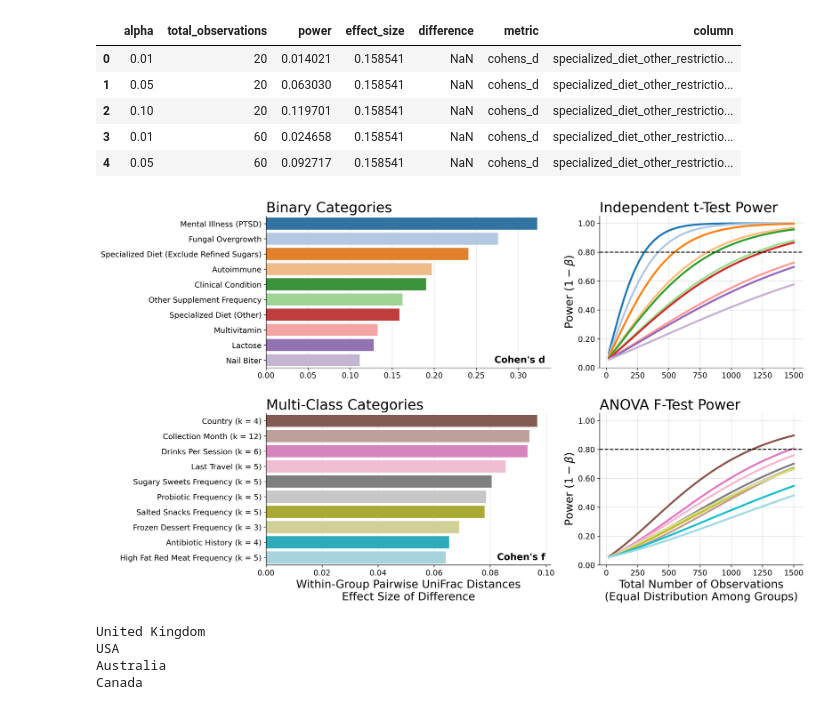
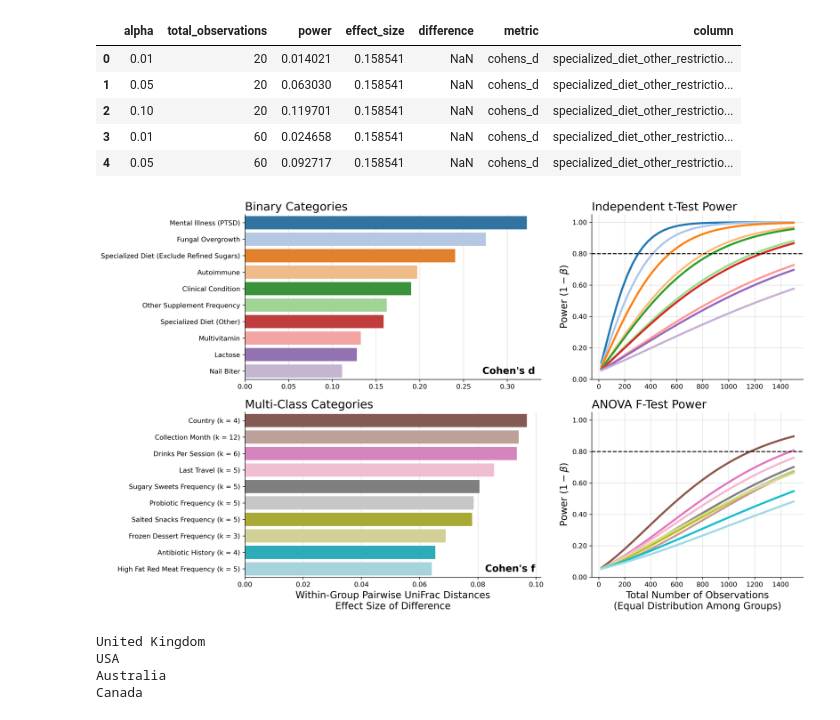
Before and after one commit to knightlab-analyses/evident-analyses, a Jupyter notebook: notebooks/plot.ipynb, the cells around one changed output. Cells and saved outputs as stored; diff of their text form; code cells hidden in the pictures.

```diff
--- a/notebooks/plot.ipynb
+++ b/notebooks/plot.ipynb
@@ -330,0 +264,15 @@ plt.show()
+# %%
+fig, ax = plt.subplots(figsize=(1.5, 4.8))
+
+sns.boxplot(
+    y=comp_df_agp_new["es_diff"],
+    color="cyan",
+    width=0.5,
+    ax=ax
+)
+ax.set_ylabel("$\Delta$ Cohen's d")
+ax.tick_params("x", width=0)
+ax.axhline(0, ls="--", color="black")
+
+plt.savefig("../figures/redbiom_vs_published_boxplot.pdf")
+plt.show()
@@ -359,7 +309,7 @@ pa_df.head()
 | 4 | 0.05 | 60 | 0.092717 | 0.158541 | NaN | cohens_d | specialized_diet_other_restrictio... |
 # %%
 fig = plt.figure(figsize=(15, 10))
-gs = GridSpec(nrows=2, ncols=2, width_ratios=[1.4, 1], hspace=0.3)
+gs = GridSpec(nrows=2, ncols=2, width_ratios=[1.4, 1], hspace=0.2)
 bar_ax_d, pwr_ax_d = fig.add_subplot(gs[0, 0]), fig.add_subplot(gs[0, 1])
 bar_ax_f, pwr_ax_f = fig.add_subplot(gs[1, 0]), fig.add_subplot(gs[1, 1])
 
@@ -413,45 +363,46 @@ for ax in [bar_ax_d, bar_ax_f]:
         new_labels.append(text)
     ax.set_yticklabels(new_labels)
     ax.set_ylabel("")
 
 ## Power
 line_args = {"y": "power", "x": "total_observations", "palette": cmap, "hue": "column",
              "lw": 3, "legend": False}
 text_args = {"x": 0.98, "y": 0.02, "ha": "right", "va": "bottom", "weight": "bold",
              "fontsize": "x-large"}
 
 sns.lineplot(**line_args, data=_pa_df_d, ax=pwr_ax_d, hue_order=order_d)
 pwr_ax_d.set_xlabel("")
 
 sns.lineplot(**line_args, data=_pa_df_f, ax=pwr_ax_f, hue_order=order_f)
-pwr_ax_f.set_xlabel("Total Number of Observations\n(Equal Distribution Among Groups)", fontsize="large")
+pwr_ax_f.set_xlabel("Total Number of Observations\n(Equal Distribution Among Groups)")
 
 for ax in [pwr_ax_d, pwr_ax_f]:
-    ax.set_ylabel(r"Power $(1 - \beta)$", fontsize="xx-large")
-    ax.grid(axis="both", lw=0.3)
+    ax.set_ylabel(r"Power $(1 - \beta)$")
+    ax.grid(axis="both")
     ax.set_axisbelow(True)
     ax.set_yticks([0, 0.2, 0.4, 0.6, 0.8, 1.0])
     ax.yaxis.set_major_formatter(FormatStrFormatter("%.2f"))
     ax.axhline(0.8, color="black", ls="--")
     ax.set_ylim([0, 1.05])
 
+for ax in [bar_ax_d, bar_ax_f]:
+    ax.grid(axis="x")
+
 for ax in [bar_ax_d, bar_ax_f, pwr_ax_d, pwr_ax_f]:
-    ax.grid(axis="x", lw=0.3)
     ax.set_axisbelow(True)
-    ax.tick_params("both", labelsize="large")
-    ax.set_xlabel(ax.get_xlabel(), fontsize="xx-large")
+    ax.tick_params("both")
+    ax.set_xlabel(ax.get_xlabel())
 
-title_args = {"loc": "left", "fontsize": 22}
-bar_ax_d.set_title("Binary Categories", **title_args)
-bar_ax_f.set_title("Multi-Class Categories", **title_args)
+bar_ax_d.set_title("Binary Categories")
+bar_ax_f.set_title("Multi-Class Categories")
 
-pwr_ax_d.set_title("Independent t-Test Power", **title_args)
-pwr_ax_f.set_title("ANOVA F-Test Power", **title_args)
+pwr_ax_d.set_title("Independent t-Test Power")
+pwr_ax_f.set_title("ANOVA F-Test Power")
 
 plt.savefig("../figures/effect_sizes_and_power.pdf")
 plt.show()
 # %% [output]
-[figure, old version]
+[figure, new version]
 # %%
 from skbio import DistanceMatrix
 
```
Also changed, not shown: parts of 5 cells of this notebook, 6 other files.
